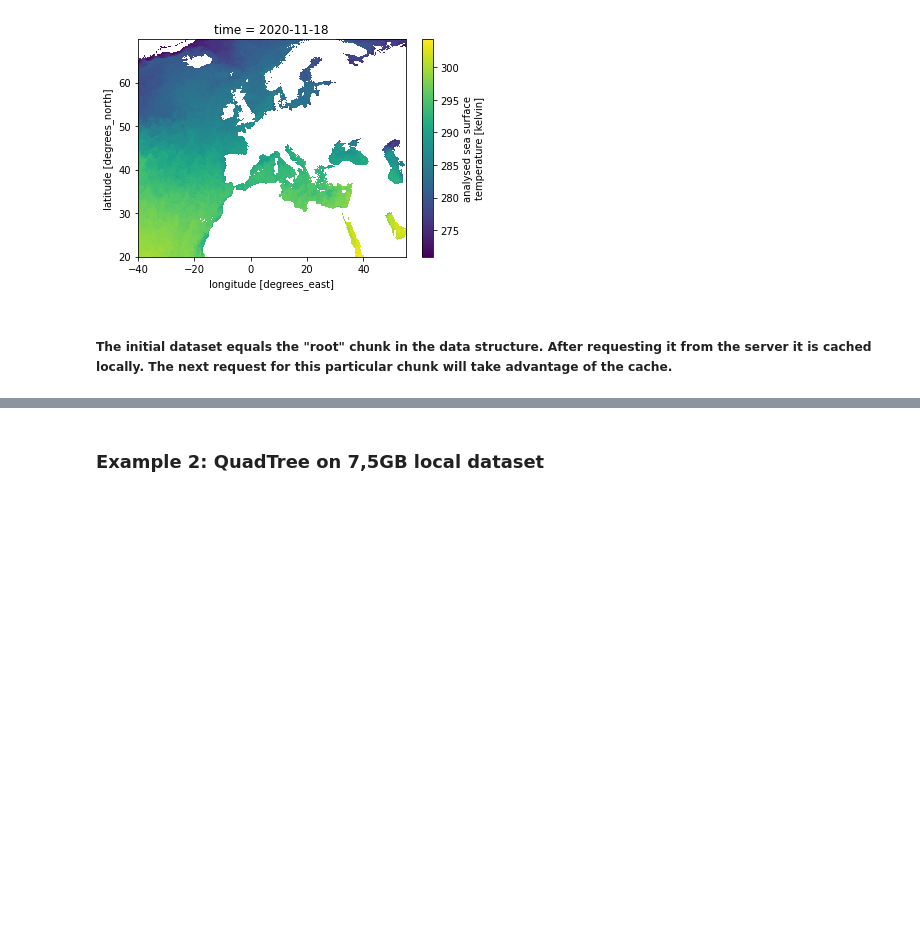
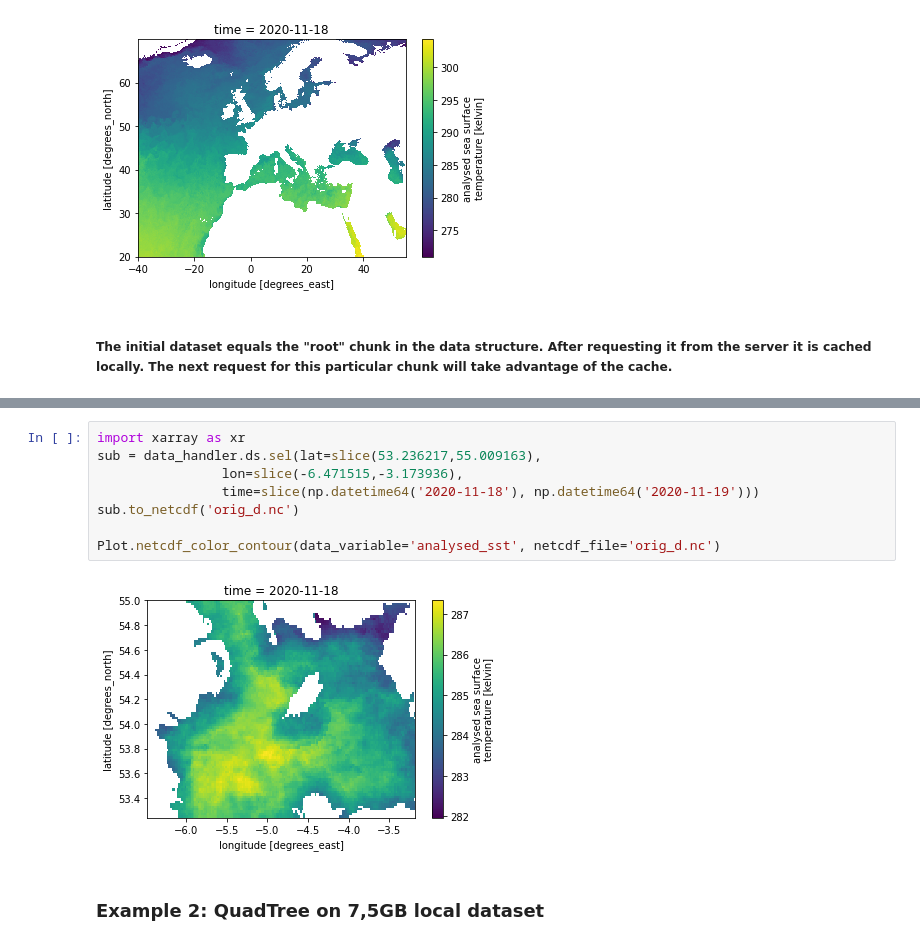
Before and after one commit to oyjoh/adaptive-data-retrieval, a Jupyter notebook: data_handler_demo.ipynb, the cells around one changed output, grey strips where cells are left out. Cells and saved outputs as stored; diff of their text form; blank space fills up the shorter version.

```diff
--- a/data_handler_demo.ipynb
+++ b/data_handler_demo.ipynb
@@ -102,3 +157,13 @@ File size: 0.07 MB
+# %%
+import xarray as xr
+sub = data_handler.ds.sel(lat=slice(53.236217,55.009163),
+                lon=slice(-6.471515,-3.173936),
+                time=slice(np.datetime64('2020-11-18'), np.datetime64('2020-11-19')))
+sub.to_netcdf('orig_d.nc')
+
+Plot.netcdf_color_contour(data_variable='analysed_sst', netcdf_file='orig_d.nc')
+# %% [output]
+[figure, added]
 # %% [markdown]
 ### Example 2: QuadTree on 7,5GB local dataset
 # %%
```
Also changed, not shown: parts of 15 cells of this notebook, 8 other files.
